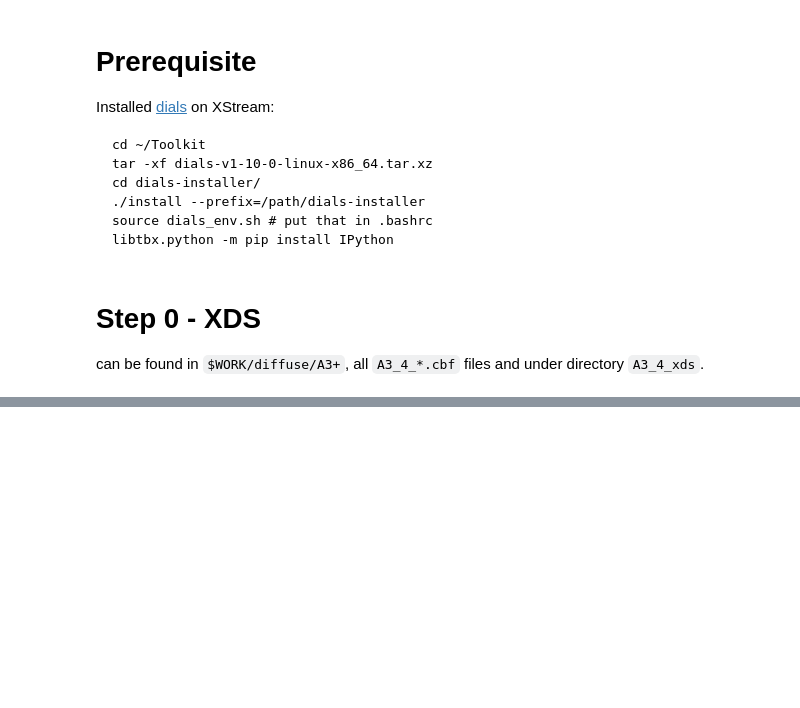
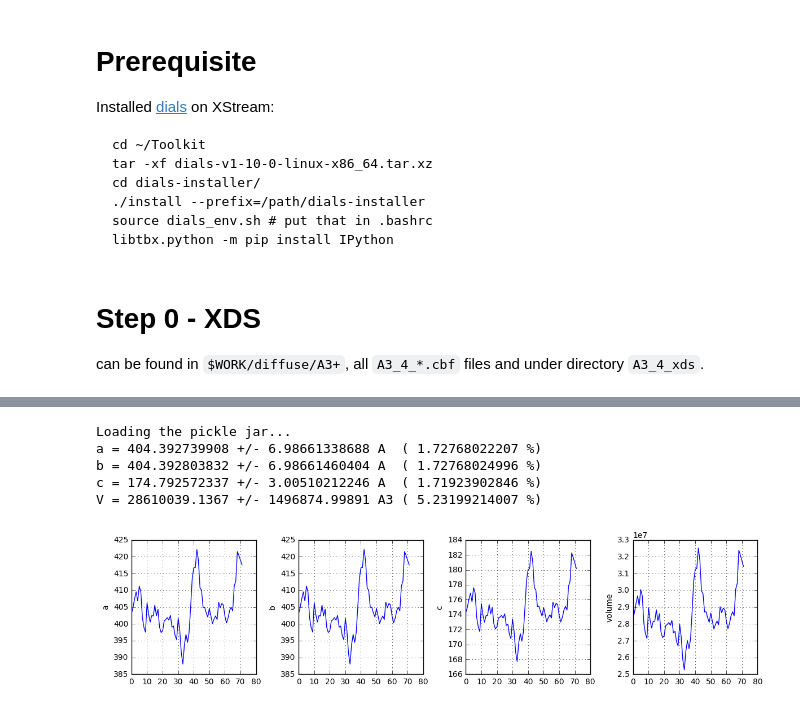
Before and after one commit to fredericpoitevin/diffuse, a Jupyter notebook: jobs/A3_4/30S A3_4.ipynb, the cells around one changed output, grey strips where cells are left out. Saved outputs shown, nothing was run; the diff lists cells and outputs as text; code cells hidden in the pictures; blank space fills up the shorter version.

```diff
--- a/jobs/A3_4/30S A3_4.ipynb
+++ b/jobs/A3_4/30S A3_4.ipynb
@@ -50,0 +84,26 @@ dials.python generate_system.py WORK/diffuse/A3+/A3_4_xds/ WORK/diffuse/jobs/A3_
+# %%
+print "Loading the pickle jar..."
+system = pickle.load(open("system.pickle"))
+#
+nbatch= range(system['A_batch'].shape[0]); dim=['a','b','c']
+for i in range(3): # looping through a,b,c
+    ref_vecs = np.array([np.linalg.norm(system['A_batch'][batch][i]) for batch in nbatch])
+    ref_mean = np.mean(ref_vecs); ref_std = np.std(ref_vecs); ratio = ref_std/ref_mean
+    print dim[i],"=", ref_mean, "+/-", ref_std, "A  (", 100*ratio,"%)"
+volume = np.array([np.dot(system['A_batch'][batch][0],np.cross(system['A_batch'][batch][1],system['A_batch'][batch][2])) for batch in nbatch])
+print "V =",np.mean(volume), "+/-", np.std(volume), "A3 (", 100*np.std(volume)/np.mean(volume),"%)"
+#
+plt.figure(figsize=(12, 3), dpi= 160, facecolor='w', edgecolor='k'); nrow=1; ncol=4
+for i in range(3):
+    plt.subplot(nrow,ncol,i+1); plt.ylabel(dim[i]); plt.grid()
+    plt.plot(np.array([np.linalg.norm(system['A_batch'][batch][i]) for batch in nbatch]))
+plt.subplot(nrow,ncol,4); plt.ylabel('volume'); plt.grid()
+plt.plot(volume)
+plt.tight_layout(); plt.show()
+# %% [output]
+Loading the pickle jar...
+a = 404.392739908 +/- 6.98661338688 A  ( 1.72768022207 %)
+b = 404.392803832 +/- 6.98661460404 A  ( 1.72768024996 %)
+c = 174.792572337 +/- 3.00510212246 A  ( 1.71923902846 %)
+V = 28610039.1367 +/- 1496874.99891 A3 ( 5.23199214007 %)
+[figure, added]
```
Also changed, not shown: parts of 7 cells of this notebook, 5 other files.
